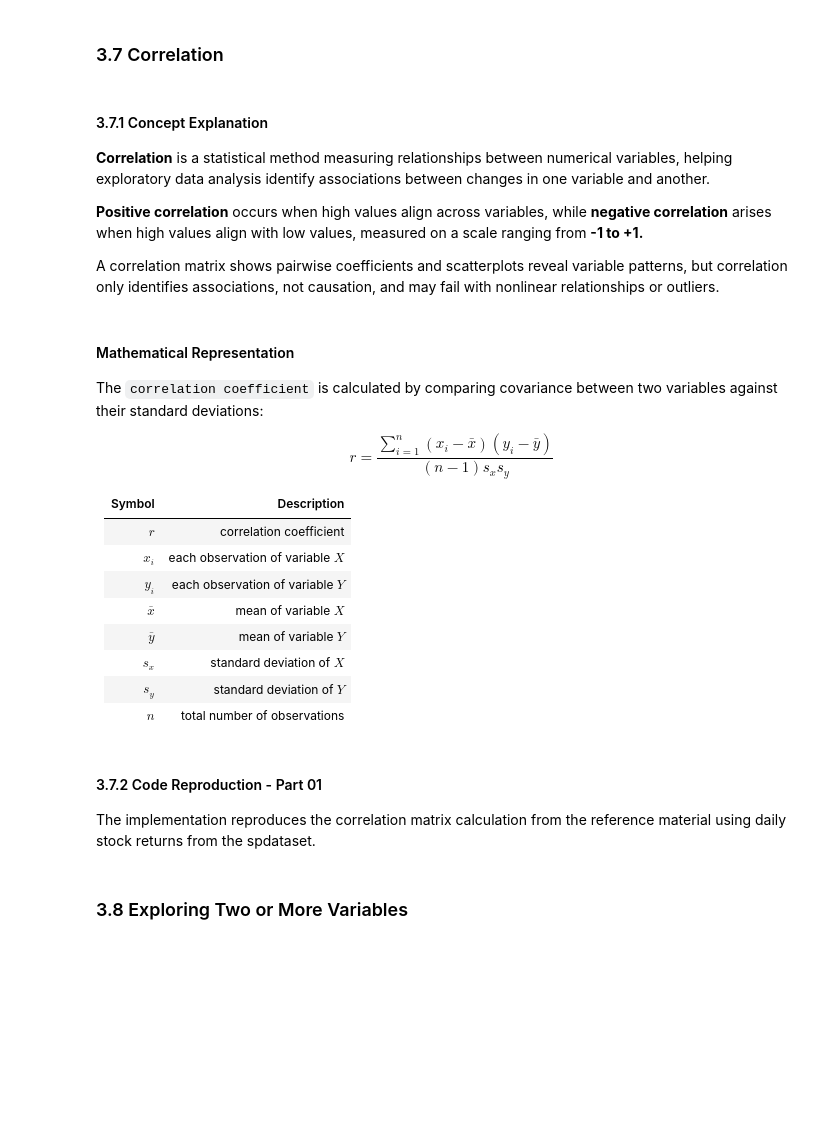
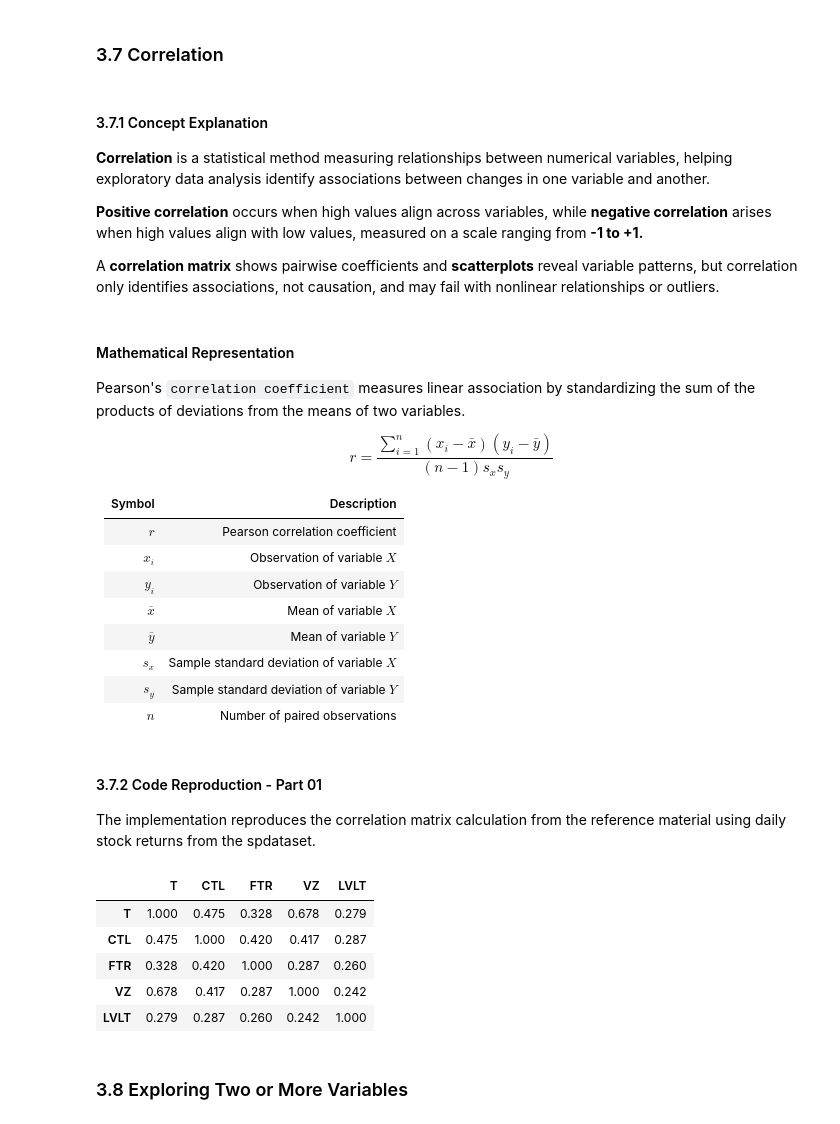
Before and after one commit to kinanpta/Practical-Statistics-for-Data-Scientists, a Jupyter notebook: Chapter01_Exploratory_Data_Analysis.ipynb, the cells around one changed output. Saved outputs shown, nothing was run; the diff lists cells and outputs as text; code cells hidden in the pictures; blank space fills up the shorter version.

```diff
--- a/Chapter01_Exploratory_Data_Analysis.ipynb
+++ b/Chapter01_Exploratory_Data_Analysis.ipynb
@@ -702,30 +702,66 @@ Comparing the percentage table and bar chart shows categorical data can be summa
 
 **Positive correlation** occurs when high values align across variables, while **negative correlation** arises when high values align with low values, measured on a scale ranging from **-1 to +1.**
 
-A correlation matrix shows pairwise coefficients and scatterplots reveal variable patterns, but correlation only identifies associations, not causation, and may fail with nonlinear relationships or outliers.
+A **correlation matrix** shows pairwise coefficients and **scatterplots** reveal variable patterns, but correlation only identifies associations, not causation, and may fail with nonlinear relationships or outliers.
 # %% [markdown]
 #### Mathematical Representation
 
-The `correlation coefficient` is calculated by comparing covariance between two variables against their standard deviations:
+Pearson's `correlation coefficient` measures linear association by standardizing the sum of the products of deviations from the means of two variables.
 
 $$
-r = \frac{\sum_{i=1}^{n}(x_i-\bar{x})(y_i-\bar{y})}{(n-1)s_x s_y}
+r =
+\frac{
+\sum_{i=1}^{n}(x_i-\bar{x})(y_i-\bar{y})
+}{
+(n-1)s_xs_y
+}
 $$
 
 | Symbol | Description |
-| --- | --- |
-| $r$ | correlation coefficient |
-| $x_i$ | each observation of variable $X$ |
-| $y_i$ | each observation of variable $Y$ |
-| $\bar{x}$ | mean of variable $X$ |
-| $\bar{y}$ | mean of variable $Y$ |
-| $s_x$ | standard deviation of $X$ |
-| $s_y$ | standard deviation of $Y$ |
-| $n$ | total number of observations |
+| :--- | :--- |
+| $r$ | Pearson correlation coefficient |
+| $x_i$ | Observation of variable $X$ |
+| $y_i$ | Observation of variable $Y$ |
+| $\bar{x}$ | Mean of variable $X$ |
+| $\bar{y}$ | Mean of variable $Y$ |
+| $s_x$ | Sample standard deviation of variable $X$ |
+| $s_y$ | Sample standard deviation of variable $Y$ |
+| $n$ | Number of paired observations |
 # %% [markdown]
 #### 3.7.2 Code Reproduction - Part 01
 
 The implementation reproduces the correlation matrix calculation from the reference material using daily stock returns from the spdataset.
+# %%
+sp500_sym = pd.read_csv("datasets/sp500_sectors.csv")
+
+sp500_px = pd.read_csv(
+    "datasets/sp500_data.csv.gz",
+    index_col=0
+)
+
+# Identify telecommunications stocks
+telecomSymbols = sp500_sym.loc[
+    sp500_sym["sector"] == "telecommunications_services",
+    "symbol"
+]
+
+# Select observations from July 2012 onward
+telecom = sp500_px.loc[
+    sp500_px.index >= "2012-07-01",
+    telecomSymbols
+]
+
+# Calculate the correlation matrix
+telecom_corr = telecom.corr()
+
+telecom_corr.round(3)
+# %% [output]
+|  | T | CTL | FTR | VZ | LVLT |
+| T | 1.000 | 0.475 | 0.328 | 0.678 | 0.279 |
+| CTL | 0.475 | 1.000 | 0.420 | 0.417 | 0.287 |
+| FTR | 0.328 | 0.420 | 1.000 | 0.287 | 0.260 |
+| VZ | 0.678 | 0.417 | 0.287 | 1.000 | 0.242 |
+| LVLT | 0.279 | 0.287 | 0.260 | 0.242 | 1.000 |
 # %% [markdown]
 ### 3.8 Exploring Two or More Variables
 # %% [markdown]
```
